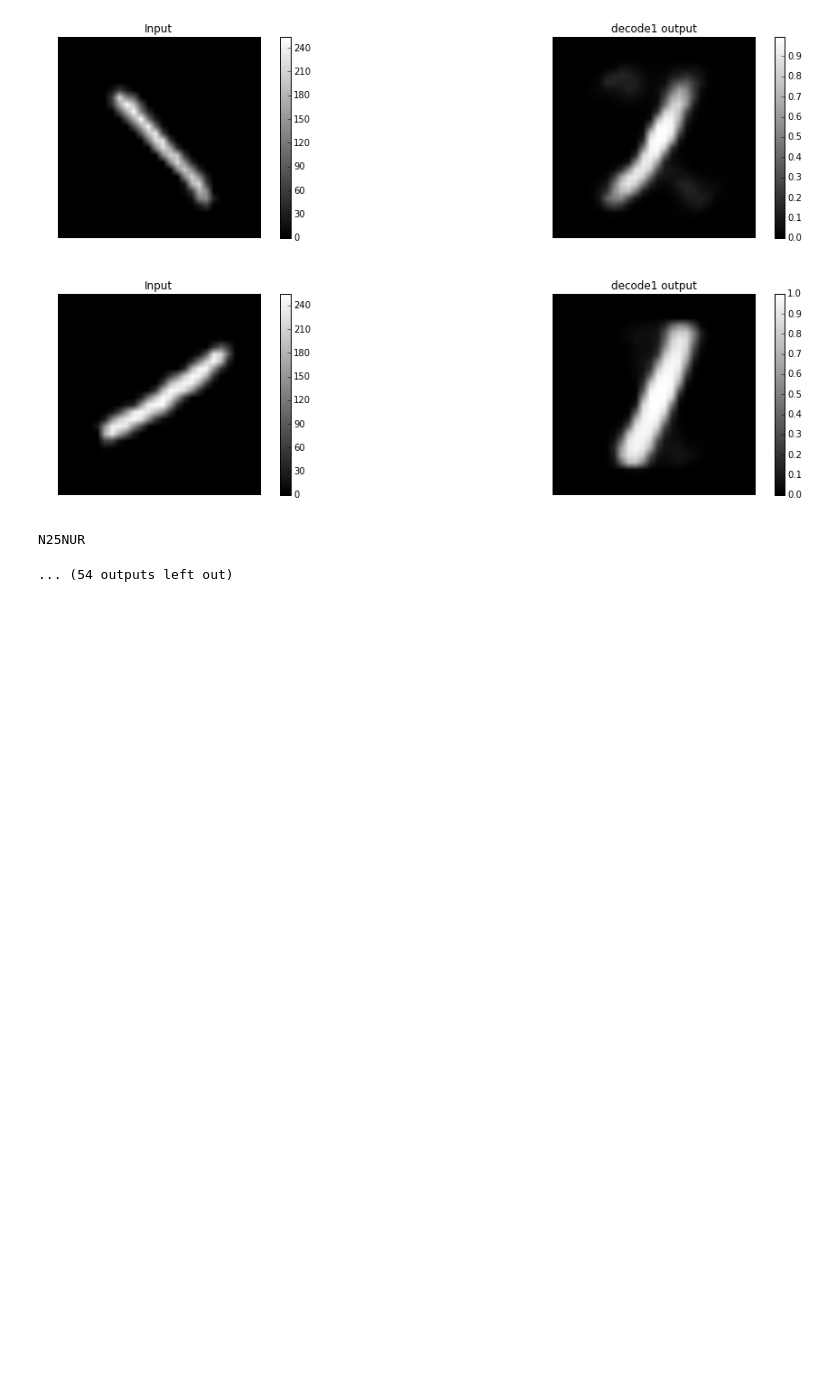
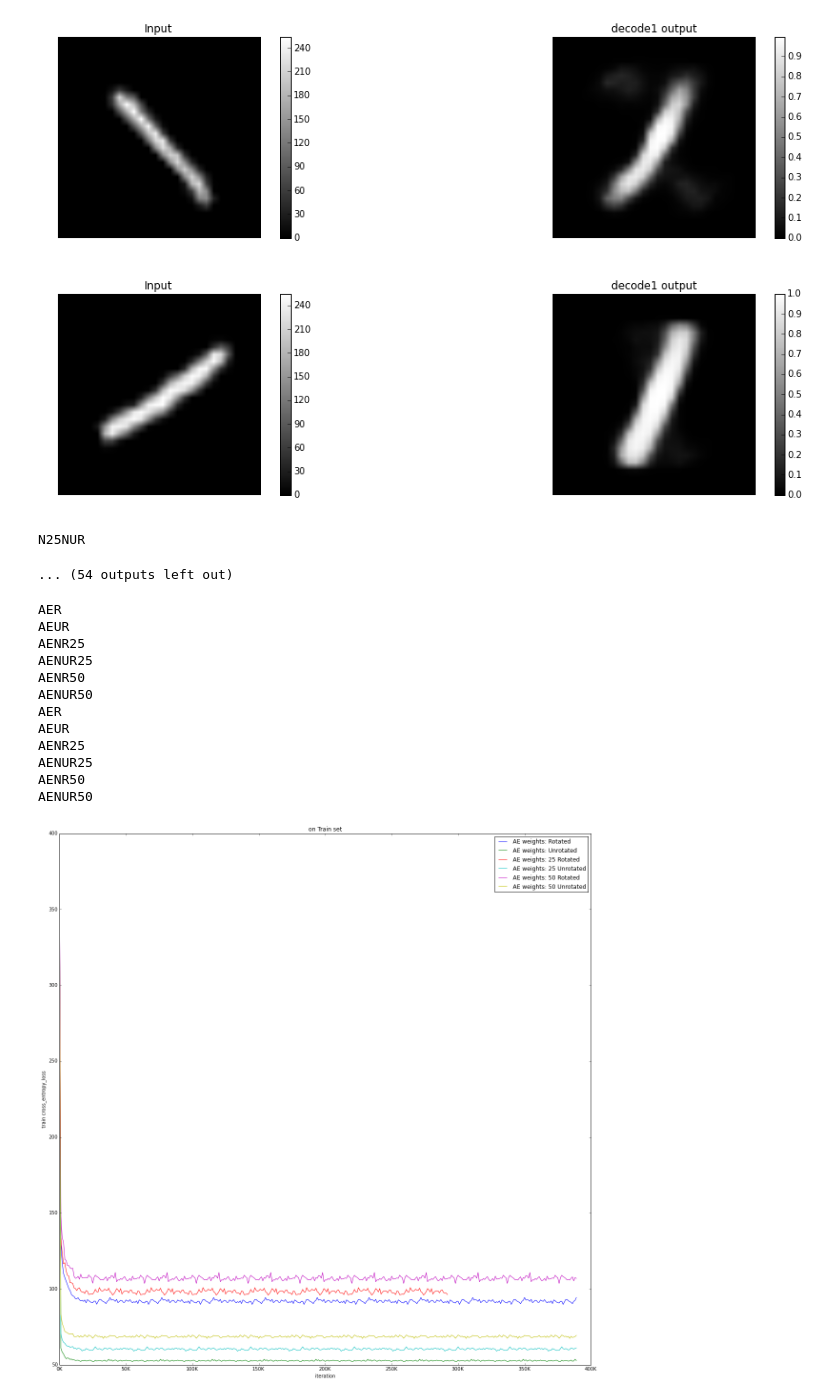
Before and after one commit to Kreiswolke/DeepInvariance, a Jupyter notebook: check_autoencoder.ipynb, the cells around one changed output. Cells and saved outputs as stored; diff of their text form; code cells hidden in the pictures; blank space fills up the shorter version.

Commit message:
Plot cross_entropy_loss

```diff
--- a/check_autoencoder.ipynb
+++ b/check_autoencoder.ipynb
@@ -105,3 +105,76 @@ N50NR
 [figure]
 N25NUR
 ... (54 outputs left out)
+# %%
+#Check learning
+import sys
+sys.path.append('/mnt/antares_raid/home/oliver/nideep')
+sys.path.append('/mnt/antares_raid/home/oliver/Scripts/autoencoder')
+from nideep.eval.learning_curve import LearningCurve
+from nideep.eval.inference import infer_to_h5_fixed_dims, infer_to_lmdb
+from sklearn.metrics import classification_report
+from sklearn.metrics import confusion_matrix
+from nideep.eval.learning_curve import LearningCurve
+from nideep.eval.eval_utils import Phase
+%matplotlib inline
+
+
+exps = ['AER', 'AEUR', 'AENR25', 'AENUR25', 'AENR50', 'AENUR50']
+
+#exps = ['AER', 'AEUR', 'RAND', 'AENR25', 'AENUR25', 'AENR50']
+#exps = ['RAND', 'AENR25', 'AENUR25']
+
+exp_labels = ['Rotated', 'Unrotated', '25 Rotated', '25 Unrotated', '50 Rotated' , '50 Unrotated']
+date = '2408/'
+exp_data = {'AER': {'log':'/mnt/antares_raid/home/oliver/Experiments/' + date + '/R/log/log.log'},
+        'AEUR': {'log':'/mnt/antares_raid/home/oliver/Experiments/' + date + '/UR/log/log.log'},
+        'AENR25':{'log':'/mnt/antares_raid/home/oliver/Experiments/' + date + '/N25NR/log/log.log'},
+        'AENUR25': {'log':'/mnt/antares_raid/home/oliver/Experiments/' + date + '/N25NUR/log/log.log'},
+        'AENR50':{'log':'/mnt/antares_raid/home/oliver/Experiments/' + date + '/N50NR/log/log.log'},
+        'AENUR50':{'log':'/mnt/antares_raid/home/oliver/Experiments/' + date + '/N50NUR/log/log.log'},
+        }
+for exp in exps:
+    print(exp)
+    e = LearningCurve(exp_data[exp]['log'])
+    e.parse()
+    for phase in [Phase.TRAIN, Phase.TEST]:
+        exp_data[exp][phase] = {}
+        exp_data[exp][phase]['num_iter'] = e.list('NumIters', phase)
+        exp_data[exp][phase]['cross_entropy_loss'] = e.list('cross_entropy_loss', phase)
+        exp_data[exp][phase]['l2_error'] = e.list('l2_error', phase)
+
+plt.figure(figsize=(20,20))
+xmax = 390000
+ymin = 0.9
+ymax = 0.96
+for i, exp in enumerate(exps):
+    print(exp)
+    plt.subplot(1,1,1)
+    phase = Phase.TRAIN
+    plt.plot(exp_data[exp][phase]['num_iter'], exp_data[exp][phase]['cross_entropy_loss'], label='AE weights: %s' % (exp_labels[i],))
+    plt.xlim(0,xmax)
+    plt.xlabel('iteration')
+    # format x-axis ticks
+    ticks, _ = plt.xticks()
+    plt.xticks(ticks, ["%dK" % int(t/1000) for t in ticks])
+    plt.ylabel('train cross_entropy_loss')
+    plt.title("on %s set" % (phase,))
+    plt.legend()
+
+
+
+plt.show()
+# %% [output]
+AER
+AEUR
+AENR25
+AENUR25
+AENR50
+AENUR50
+AER
+AEUR
+AENR25
+AENUR25
+AENR50
+AENUR50
+[figure, added]
```
